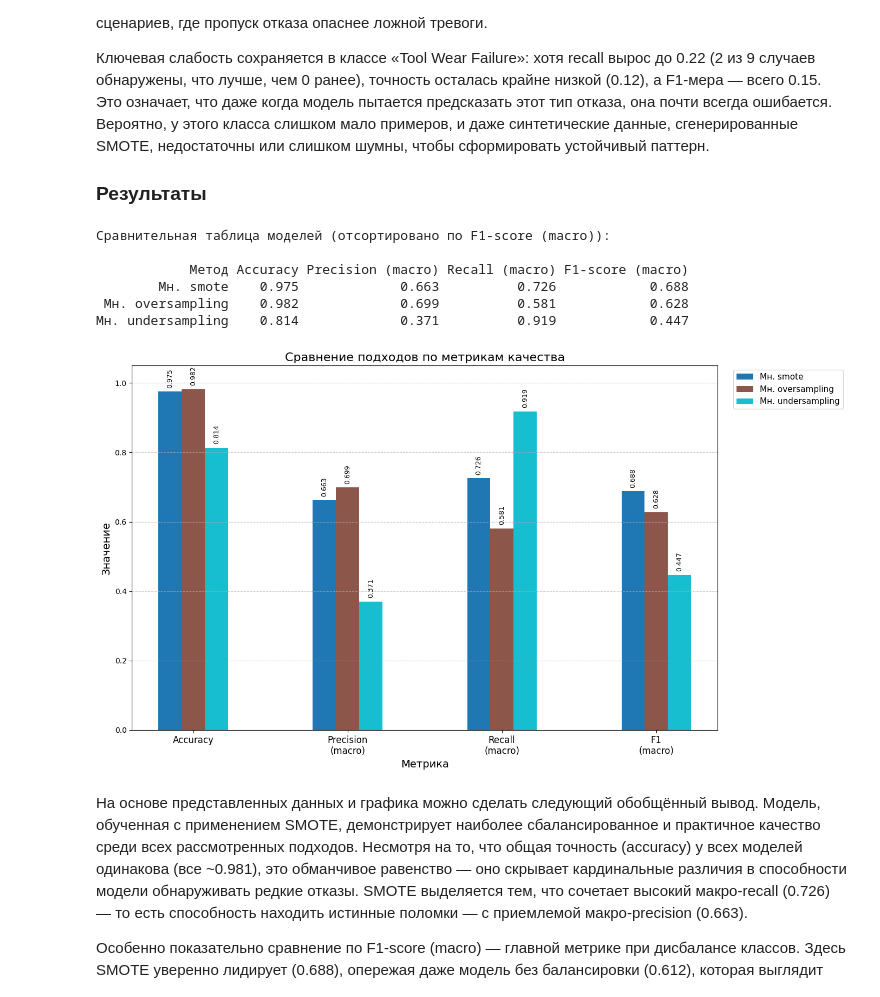
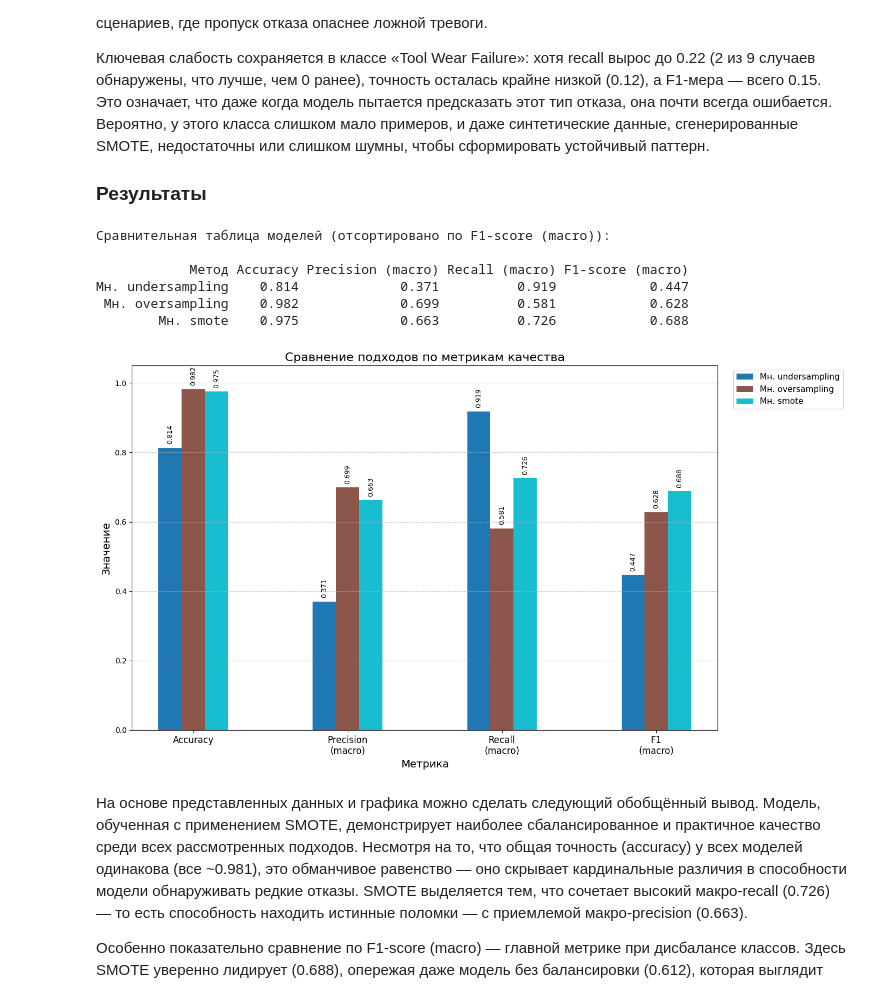
Before and after one commit to lilo5425/ML_balancing, a Jupyter notebook: Balance.ipynb, the cells around one changed output. Cells and saved outputs as stored; diff of their text form; code cells hidden in the pictures.

```diff
--- a/Balance.ipynb
+++ b/Balance.ipynb
@@ -480,8 +480,6 @@ Heat Dissipation Failure       0.70      0.86      0.78        22
 ### Результаты
 # %%
 df_results = pd.DataFrame(metrics_multiclass)
-
-df_results = df_results.sort_values('F1-score (macro)', ascending=False).reset_index(drop=True)
 
 print("Сравнительная таблица моделей (отсортировано по F1-score (macro)):\n")
 
@@ -506,36 +504,36 @@ index = np.arange(n_metrics)
 colors = plt.cm.tab10(np.linspace(0, 1, n_models))
 
 plt.figure(figsize=(14, 8))
 
 for i, model in enumerate(models):
     values = df_plot.loc[model].values
     plt.bar(index + i * bar_width, values, bar_width, label=model, color=colors[i])
 
 plt.xlabel('Метрика', fontsize=14)
 plt.ylabel('Значение', fontsize=14)
 plt.title('Сравнение подходов по метрикам качества', fontsize=16)
 plt.xticks(index + bar_width * (n_models - 1) / 2,
            ['Accuracy', 'Precision\n(macro)', 'Recall\n(macro)', 'F1\n(macro)'],
            fontsize=12)
 plt.ylim(0, 1.05)
 plt.legend(bbox_to_anchor=(1.02, 1), loc='upper left', fontsize=11)
 plt.grid(axis='y', linestyle='--', alpha=0.7)
 
 for i, model in enumerate(models):
     for j, value in enumerate(df_plot.loc[model].values):
         plt.text(j + i * bar_width, value + 0.01, f'{value:.3f}',
                  ha='center', va='bottom', fontsize=9, rotation=90)
 
 plt.tight_layout()
 plt.show()
 # %% [output]
 Сравнительная таблица моделей (отсортировано по F1-score (macro)):
 
             Метод Accuracy Precision (macro) Recall (macro) F1-score (macro)
+Мн. undersampling    0.814             0.371          0.919            0.447
+ Мн. oversampling    0.982             0.699          0.581            0.628
         Мн. smote    0.975             0.663          0.726            0.688
- Мн. oversampling    0.982             0.699          0.581            0.628
-Мн. undersampling    0.814             0.371          0.919            0.447
-[figure, old version]
+[figure, new version]
 # %% [markdown]
 На основе представленных данных и графика можно сделать следующий обобщённый вывод. Модель, обученная с применением SMOTE, демонстрирует наиболее сбалансированное и практичное качество среди всех рассмотренных подходов. Несмотря на то, что общая точность (accuracy) у всех моделей одинакова (все ~0.981), это обманчивое равенство — оно скрывает кардинальные различия в способности модели обнаруживать редкие отказы. SMOTE выделяется тем, что сочетает высокий макро-recall (0.726) — то есть способность находить истинные поломки — с приемлемой макро-precision (0.663).
 
```
Also changed, not shown: parts of 1 cell of this notebook.
